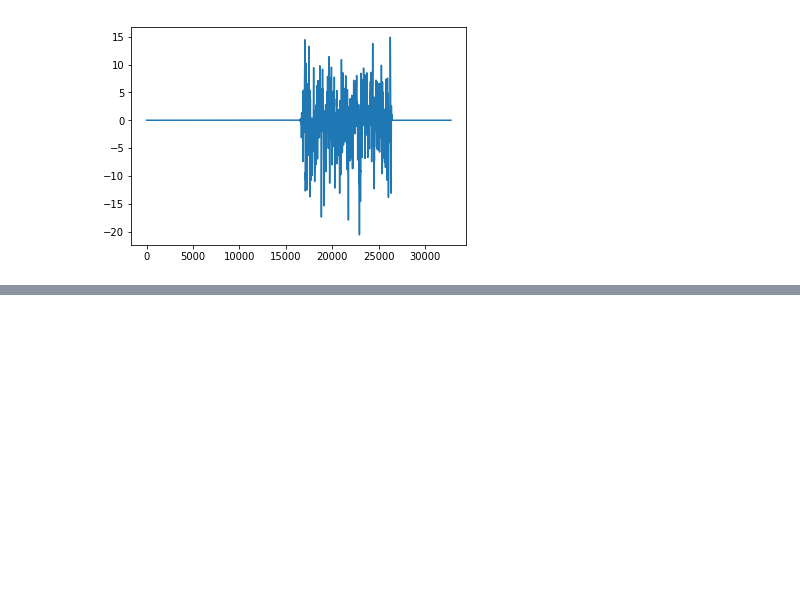
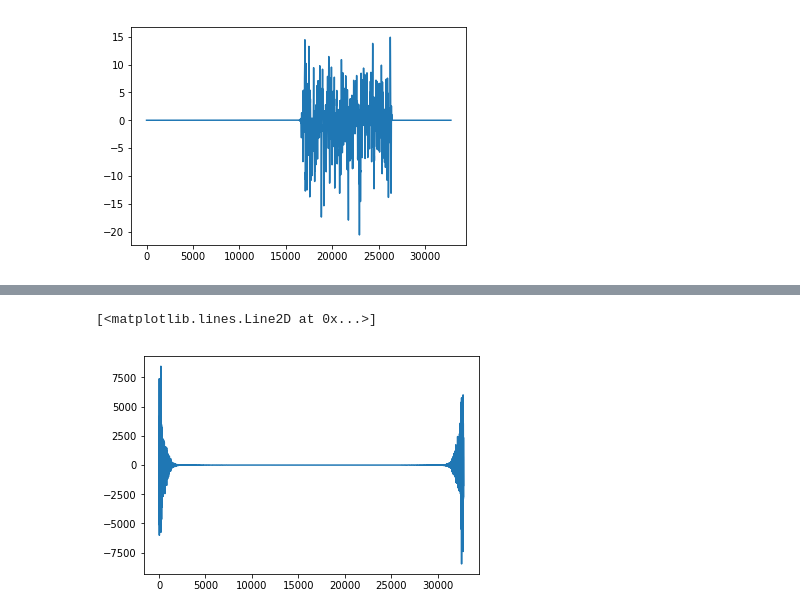
Before and after one commit to mcucchi9/exotic, a Jupyter notebook: notebooks/analysis.ipynb, the cells around one changed output, grey strips where cells are left out. Drawn from its saved outputs; the diff is of its cells as text; code cells hidden in the pictures; blank space fills up the shorter version.

```diff
--- a/notebooks/analysis.ipynb
+++ b/notebooks/analysis.ipynb
@@ -69,0 +80,5 @@ plt.plot(response_mean_arr_extd)
+# %%
+plt.plot(chi_im)
+# %% [output]
+[<matplotlib.lines.Line2D at 0x...>]
+[figure, added]
```
Also changed, not shown: parts of 3 cells of this notebook.
